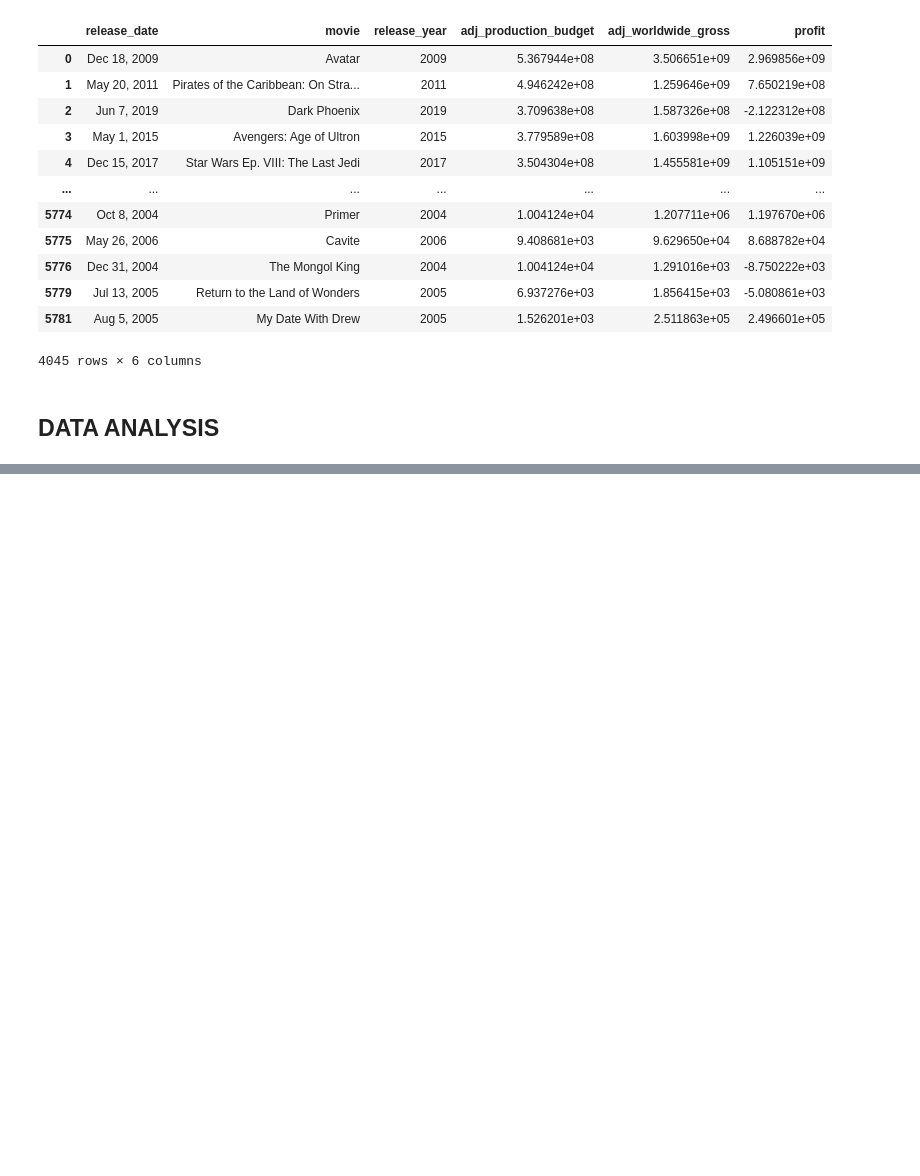
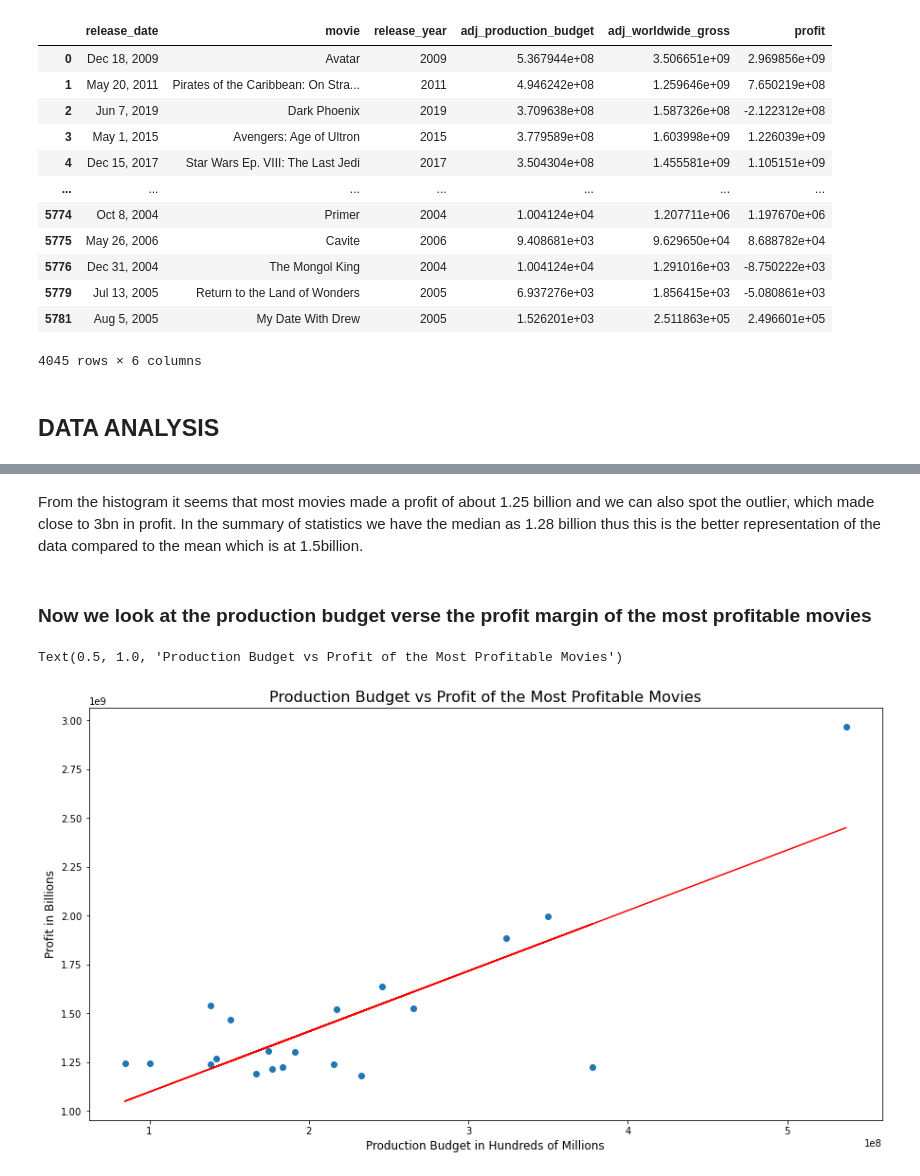
Before and after one commit to NguyoJer/dsc-phase-1-project-v2-4, a Jupyter notebook: student.ipynb, the cells around one changed output, grey strips where cells are left out. Cells and saved outputs as stored; diff of their text form; code cells hidden in the pictures; blank space fills up the shorter version.

Commit message:
Data Analysis in Progress

```diff
--- a/student.ipynb
+++ b/student.ipynb
@@ -654,0 +753,26 @@ It will also be beneficial in our analysis to have uniformity when discussing mo
+# %% [markdown]
+From the histogram it seems that most movies made a profit of about 1.25 billion and we can also spot the outlier, which made close to 3bn in profit. In the summary of statistics we have the median as 1.28 billion thus this is the better representation of the data compared to the mean which is at 1.5billion.
+# %% [markdown]
+### Now we look at the production budget verse the profit margin of the most profitable movies
+# %%
+plt.figure(figsize=(15,8))
+#define the data
+x = most_profitable_movies['adj_production_budget']
+y = most_profitable_movies['profit']
+
+#find line of best fit
+a,b = np.polyfit(x,y,1)
+
+#add points to plot
+plt.scatter(x, y)
+
+#add line of best fit to plot
+plt.plot(x, a*x+b, color='red')
+
+#label title and labels
+plt.xlabel('Production Budget in Hundreds of Millions', fontsize=12)
+plt.ylabel('Profit in Billions', fontsize=12)
+plt.title('Production Budget vs Profit of the Most Profitable Movies', fontsize=16)
+# %% [output]
+Text(0.5, 1.0, 'Production Budget vs Profit of the Most Profitable Movies')
+[figure, added]
```
Also changed, not shown: parts of 16 cells of this notebook.
